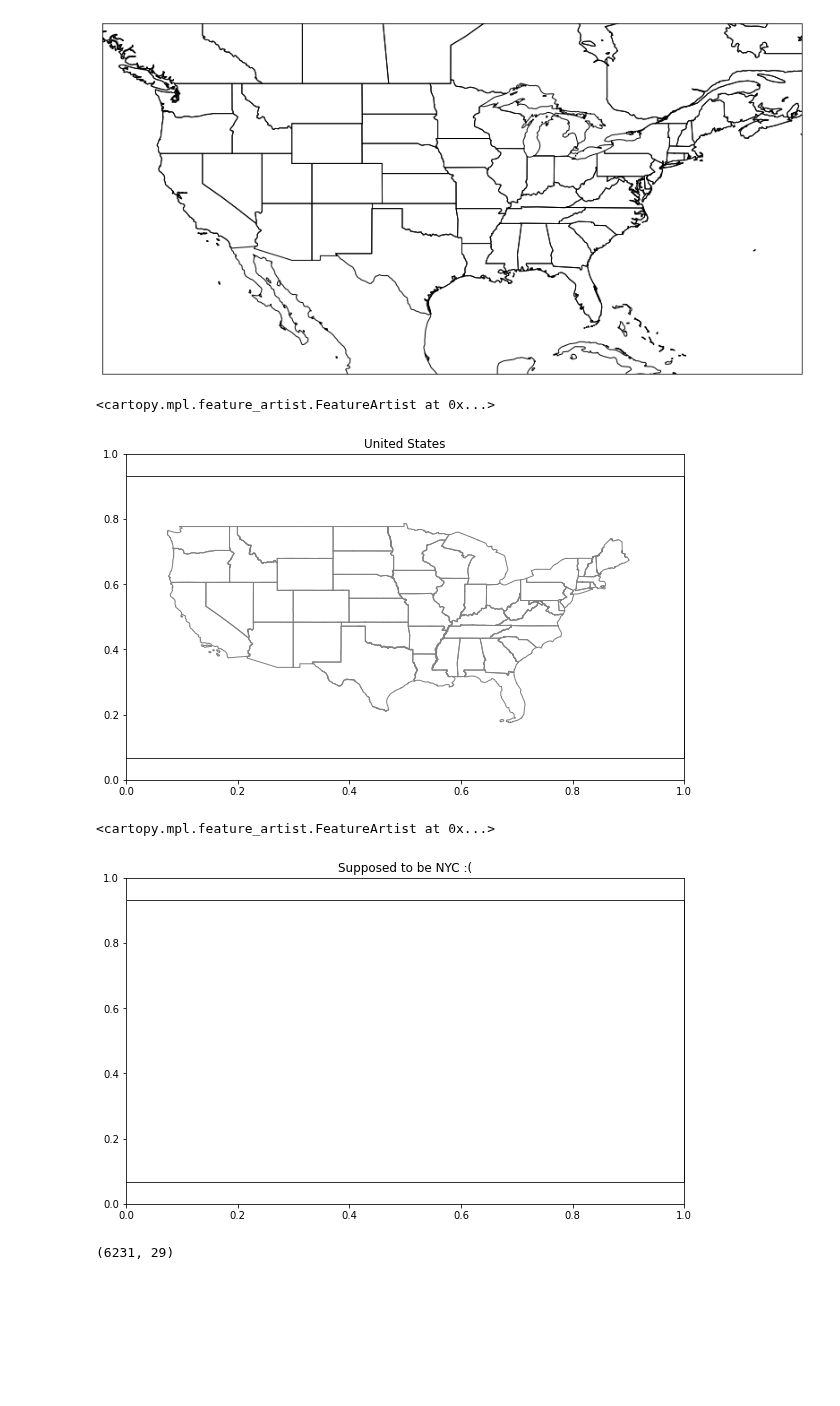
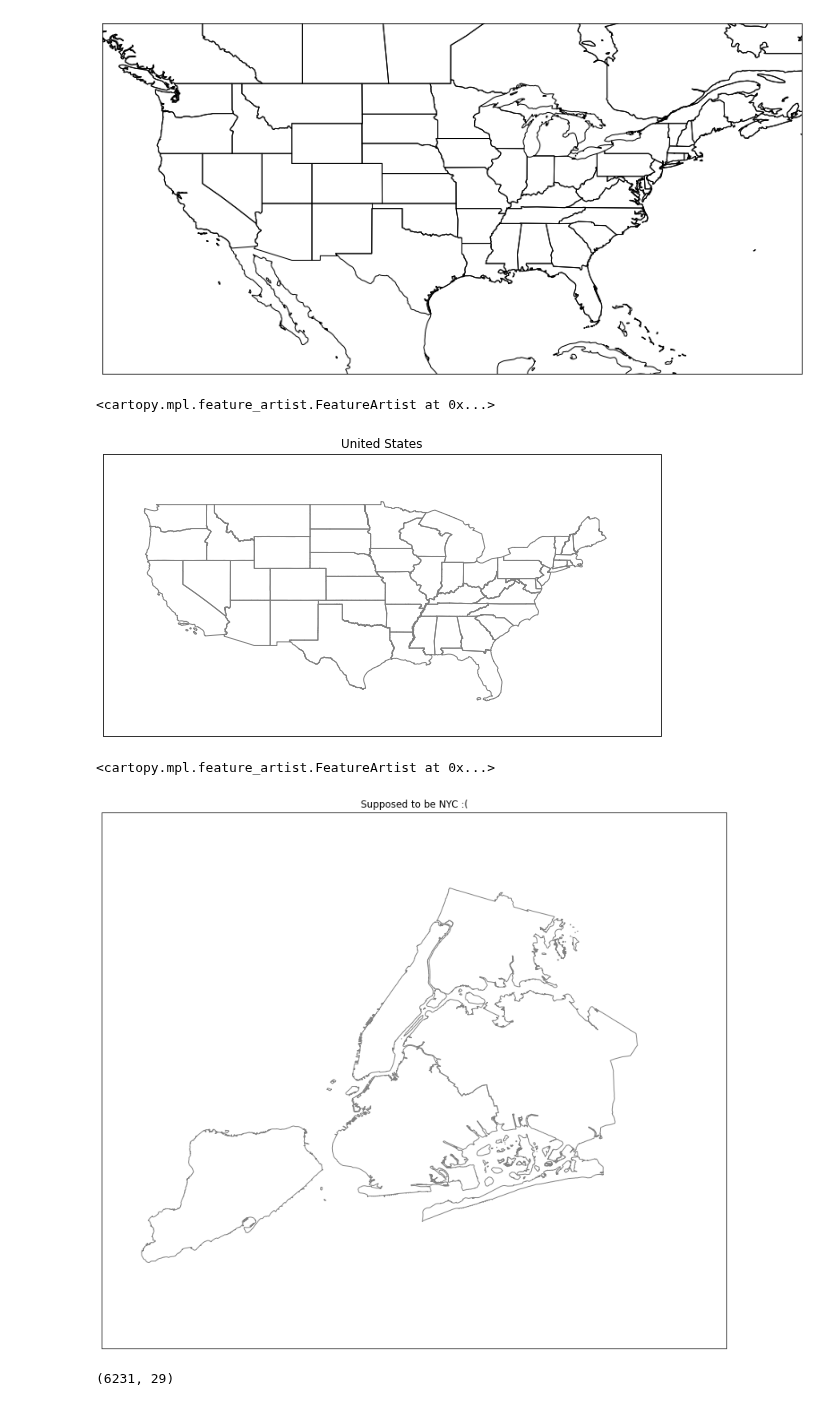
Before and after one commit to statds/ids-s22, a Jupyter notebook: testing_cartopy/testing_cartopy.ipynb, the cells around one changed output. Saved outputs shown, nothing was run; the diff lists cells and outputs as text; code cells hidden in the pictures; blank space fills up the shorter version.

Commit message:
figured out NYC map

```diff
--- a/testing_cartopy/testing_cartopy.ipynb
+++ b/testing_cartopy/testing_cartopy.ipynb
@@ -70,26 +70,26 @@ states = list(reader.geometries())
 STATES = cfeature.ShapelyFeature(states, ccrs.PlateCarree())
 
 plt.figure(figsize=(10, 6))
+m = plt.axes(projection=ccrs.PlateCarree())
 plt.title("United States")
-m = plt.axes(projection=ccrs.PlateCarree())
 m.set_extent([-130, -60, 20, 50])
 m.add_feature(STATES, facecolor='none', edgecolor='gray')
 # %% [output]
 <cartopy.mpl.feature_artist.FeatureArtist at 0x...>
-[figure, old version]
+[figure, new version]
 # %%
-reader = shpreader.Reader('./data/nyc/nybb.dbf')
+reader = shpreader.Reader('./data/nyc2/geo_export_a1f96cd2-7ce6-44bb-9568-f3ee8bcba44a.dbf')
 geom = list(reader.geometries())
 GEOM = cfeature.ShapelyFeature(geom, ccrs.PlateCarree())
 
-plt.figure(figsize=(10, 6))
+plt.figure(figsize=(14, 14))
+m = plt.axes(projection=ccrs.PlateCarree())
 plt.title("Supposed to be NYC :(")
-m = plt.axes(projection=ccrs.PlateCarree())
-m.set_extent([-130, -60, 20, 50])
+m.set_extent([-74.3, -73.6, 40.4, 41])
 m.add_feature(GEOM, facecolor='none', edgecolor='gray')
 # %% [output]
 <cartopy.mpl.feature_artist.FeatureArtist at 0x...>
-[figure, old version]
+[figure, new version]
 # %%
 df = pd.read_csv("./data/nyc_mv_collisons_202201.csv")
 print(df.shape)
```
Also changed, not shown: parts of 1 cell of this notebook, 4 other files.
